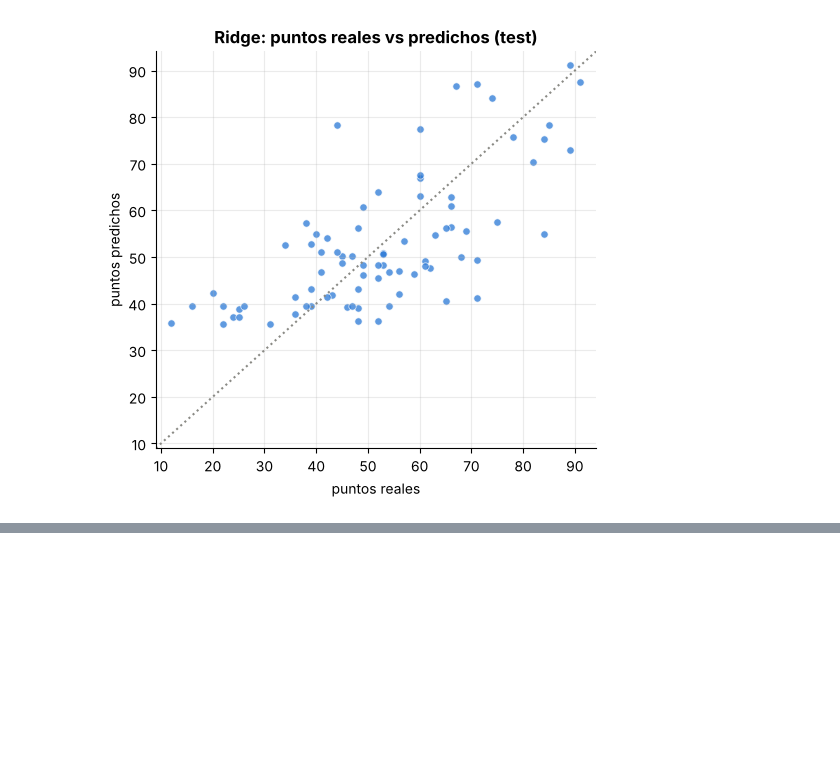
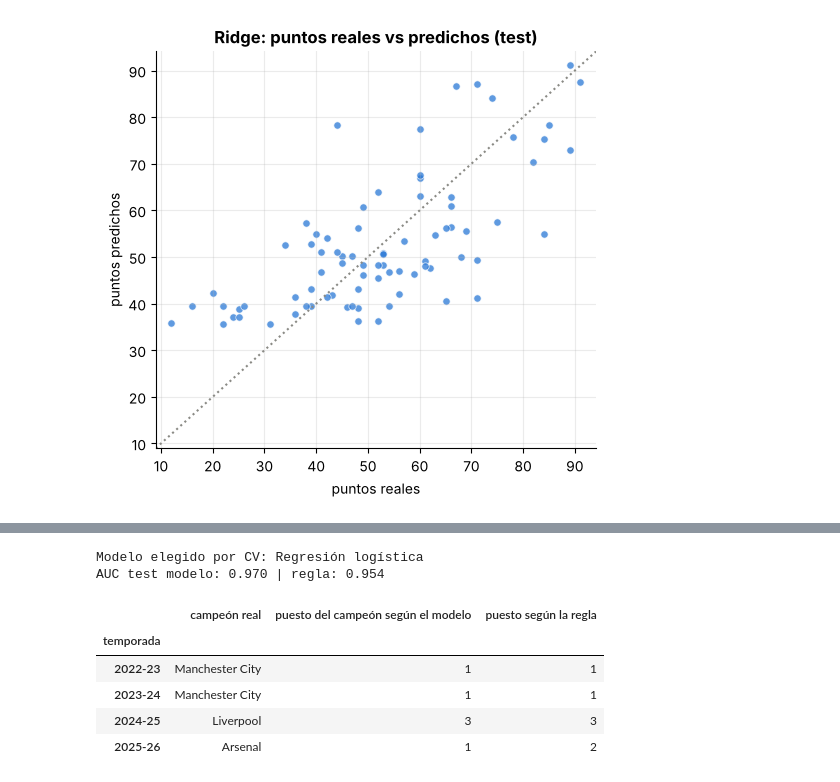
Before and after one commit to Boffranco/Data-Science-2026, a Jupyter notebook: notebooks/02_modelos_supervisados.ipynb, the cells around one changed output, grey strips where cells are left out. Saved outputs shown, nothing was run; the diff lists cells and outputs as text; code cells hidden in the pictures; blank space fills up the shorter version.

```diff
--- a/notebooks/02_modelos_supervisados.ipynb
+++ b/notebooks/02_modelos_supervisados.ipynb
@@ -478,0 +544,18 @@ plt.tight_layout(); plt.show()
+# %%
+train["campeon"] = (train.posicion == 1).astype(int); test["campeon"] = (test.posicion == 1).astype(int)
+yc_tr, yc_te = train["campeon"], test["campeon"]
+
+modelos_c = {
+    "Dummy (baseline)":    pipe(DummyClassifier(strategy="prior")),
+    "Regresión logística": pipe(LogisticRegression(C=0.3, max_iter=1000, class_weight="balanced")),
+    "Random Forest":       pipe(RandomForestClassifier(n_estimators=300, min_samples_leaf=5, class_weight="balanced", random_state=SEED), escalar=False),
+    "Gradient Boosting":   pipe(GradientBoostingClassifier(n_estimators=100, max_depth=2, learning_rate=0.05, random_state=SEED), escalar=False),
+}
+filas = []
+for n, m in modelos_c.items():
+    s = cross_val_score(m, X_train, yc_tr, cv=CV, scoring="roc_auc")
+    filas.append({"modelo": n, "AUC CV": s.mean(), "desvío": s.std()})
+regla = [roc_auc_score(yc_tr.iloc[va], train["prev_puntos"].fillna(0).iloc[va]) for _, va in CV]
+filas.append({"modelo": "Regla: más puntos el año anterior", "AUC CV": np.mean(regla), "desvío": np.std(regla)})
+res_c = pd.DataFrame(filas).set_index("modelo").round(3).sort_values("AUC CV", ascending=False)
+res_c
@@ -478,0 +570,27 @@ plt.tight_layout(); plt.show()
+# %%
+# Elección por CV (no por test) y evaluación única en test, por ranking dentro de cada temporada
+mejor_c = res_c.drop(index="Regla: más puntos el año anterior").index[0]
+print("Modelo elegido por CV:", mejor_c)
+modelo_c = modelos_c[mejor_c].fit(X_train, yc_tr)
+
+def aciertos_por_ranking(df, score):
+    d = df.assign(score=score)
+    d["rank"] = d.groupby("temp_inicio")["score"].rank(ascending=False, method="first")
+    camp_rank = d[d.campeon == 1].set_index("temporada")["rank"].astype(int)
+    return camp_rank
+
+r_modelo = aciertos_por_ranking(test, modelo_c.predict_proba(X_test)[:, 1])
+r_regla = aciertos_por_ranking(test, test["prev_puntos"].fillna(0).values)
+comp = pd.DataFrame({"campeón real": test[test.campeon == 1].set_index("temporada")["equipo"],
+                     "puesto del campeón según el modelo": r_modelo, "puesto según la regla": r_regla})
+print(f"AUC test modelo: {roc_auc_score(yc_te, modelo_c.predict_proba(X_test)[:, 1]):.3f} | regla: {roc_auc_score(yc_te, test['prev_puntos'].fillna(0)):.3f}")
+comp
+# %% [output]
+Modelo elegido por CV: Regresión logística
+AUC test modelo: 0.970 | regla: 0.954
+|  | campeón real | puesto del campeón según el modelo | puesto según la regla |
+| temporada |  |  |  |
+| 2022-23 | Manchester City | 1 | 1 |
+| 2023-24 | Manchester City | 1 | 1 |
+| 2024-25 | Liverpool | 3 | 3 |
+| 2025-26 | Arsenal | 1 | 2 |
```
Also changed, not shown: parts of 12 cells of this notebook.
